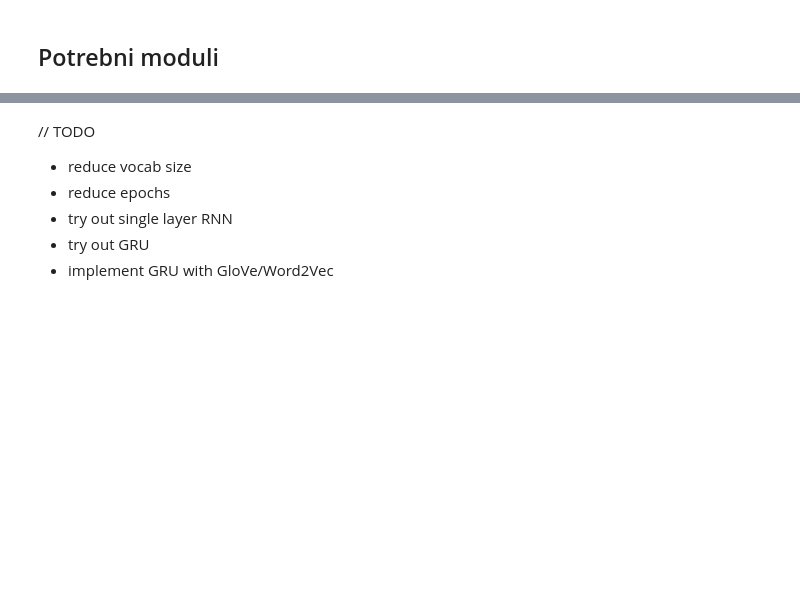
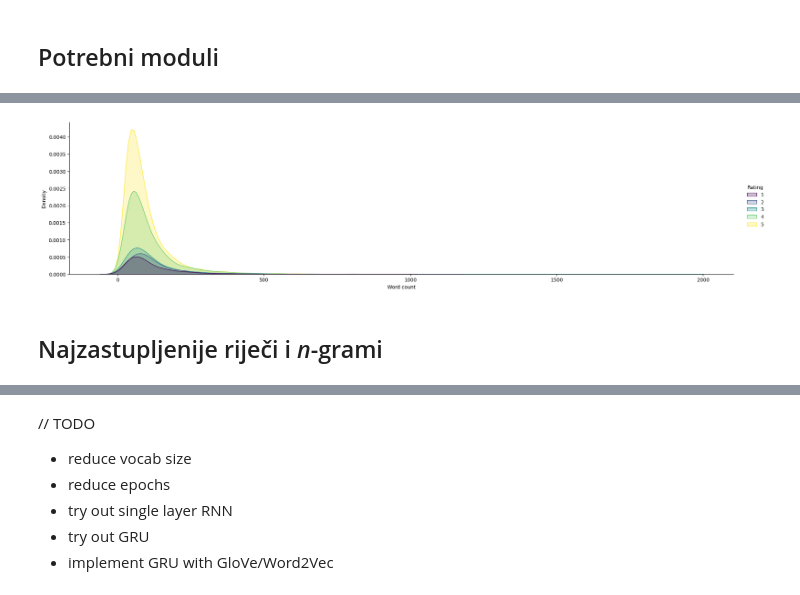
Before and after one commit to dsabljic/UUI-NLP-u-ugostiteljstvu, a Jupyter notebook: SentimentAnalysis.ipynb, the cells around one changed output, grey strips where cells are left out. Drawn from its saved outputs; the diff is of its cells as text; code cells hidden in the pictures; blank space fills up the shorter version.

Commit message:
EDA, najcesce rijeci i n-grami

```diff
--- a/SentimentAnalysis.ipynb
+++ b/SentimentAnalysis.ipynb
@@ -30,0 +128,6 @@ df.head()
+# %%
+sns.displot(data=df, x="Word count", hue="Rating", palette="viridis", kind="kde", fill=True, aspect=4);
+# %% [output]
+[figure, added]
+# %% [markdown]
+## Najzastupljenije riječi i *n*-grami
```
Also changed, not shown: parts of 28 cells of this notebook.
